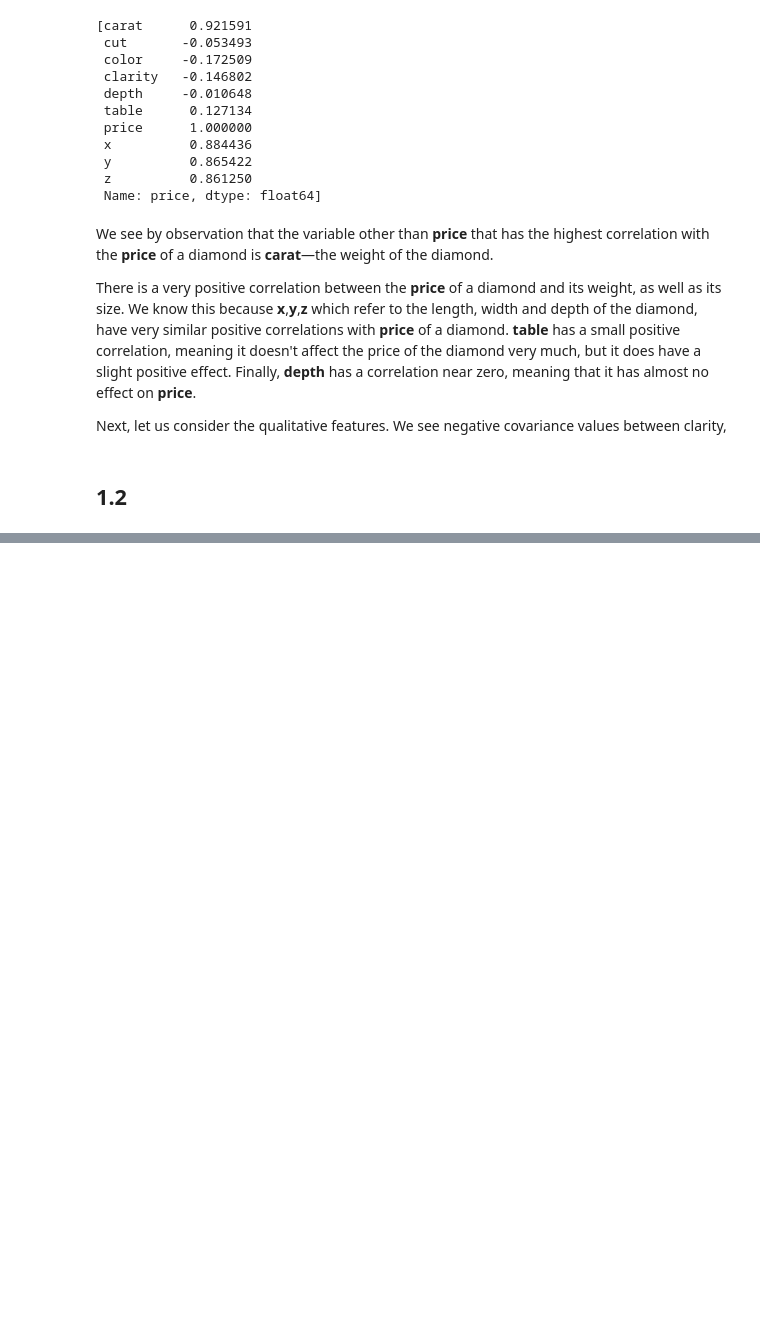
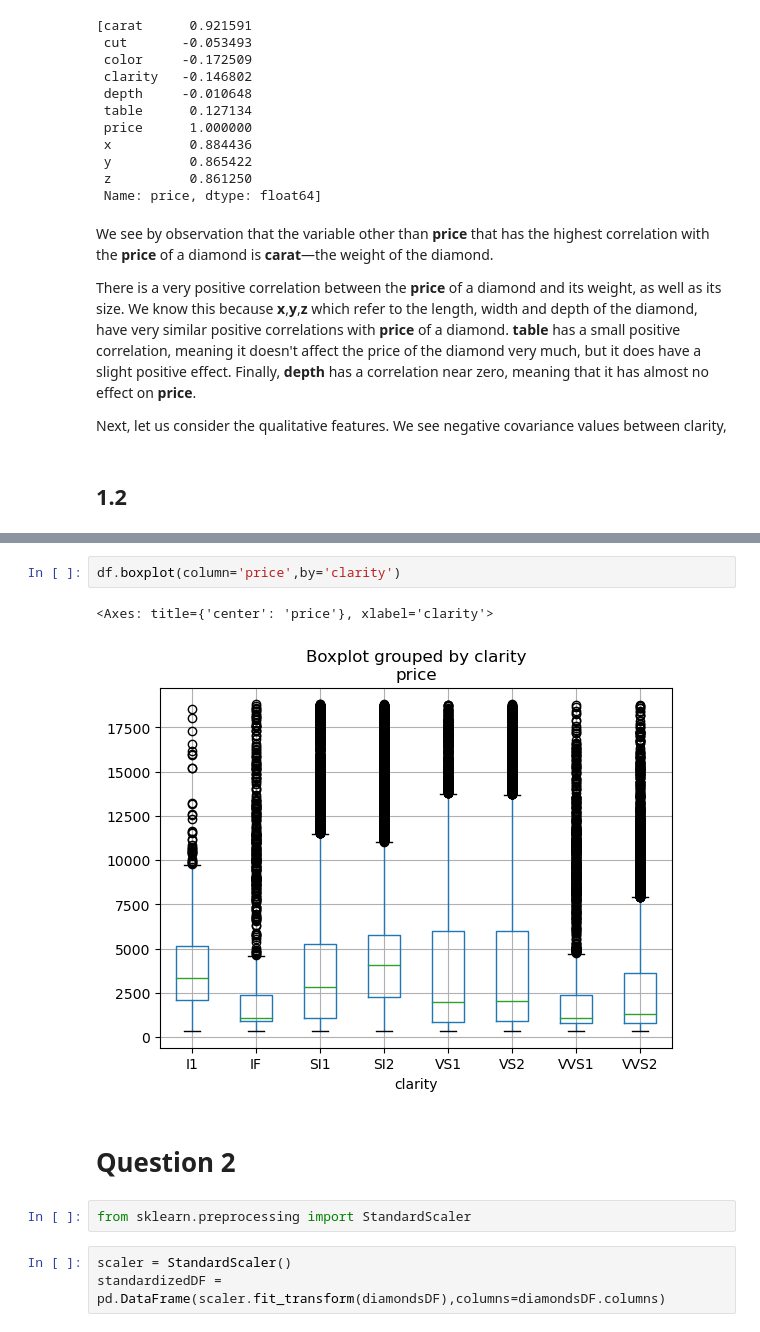
Before and after one commit to thewrigman/Diamond-characteristics-ece219, a Jupyter notebook: src/scratch.ipynb, the cells around one changed output, grey strips where cells are left out. Saved outputs shown, nothing was run; the diff lists cells and outputs as text; blank space fills up the shorter version.

Commit message:
standardized

```diff
--- a/src/scratch.ipynb
+++ b/src/scratch.ipynb
@@ -110,0 +100,12 @@ i:4 j:1
+# %%
+df.boxplot(column='price',by='clarity')
+# %% [output]
+<Axes: title={'center': 'price'}, xlabel='clarity'>
+[figure, added]
+# %% [markdown]
+# Question 2
+# %%
+from sklearn.preprocessing import StandardScaler
+# %%
+scaler = StandardScaler()
+standardizedDF = pd.DataFrame(scaler.fit_transform(diamondsDF),columns=diamondsDF.columns)
```
Also changed, not shown: parts of 8 cells of this notebook.
